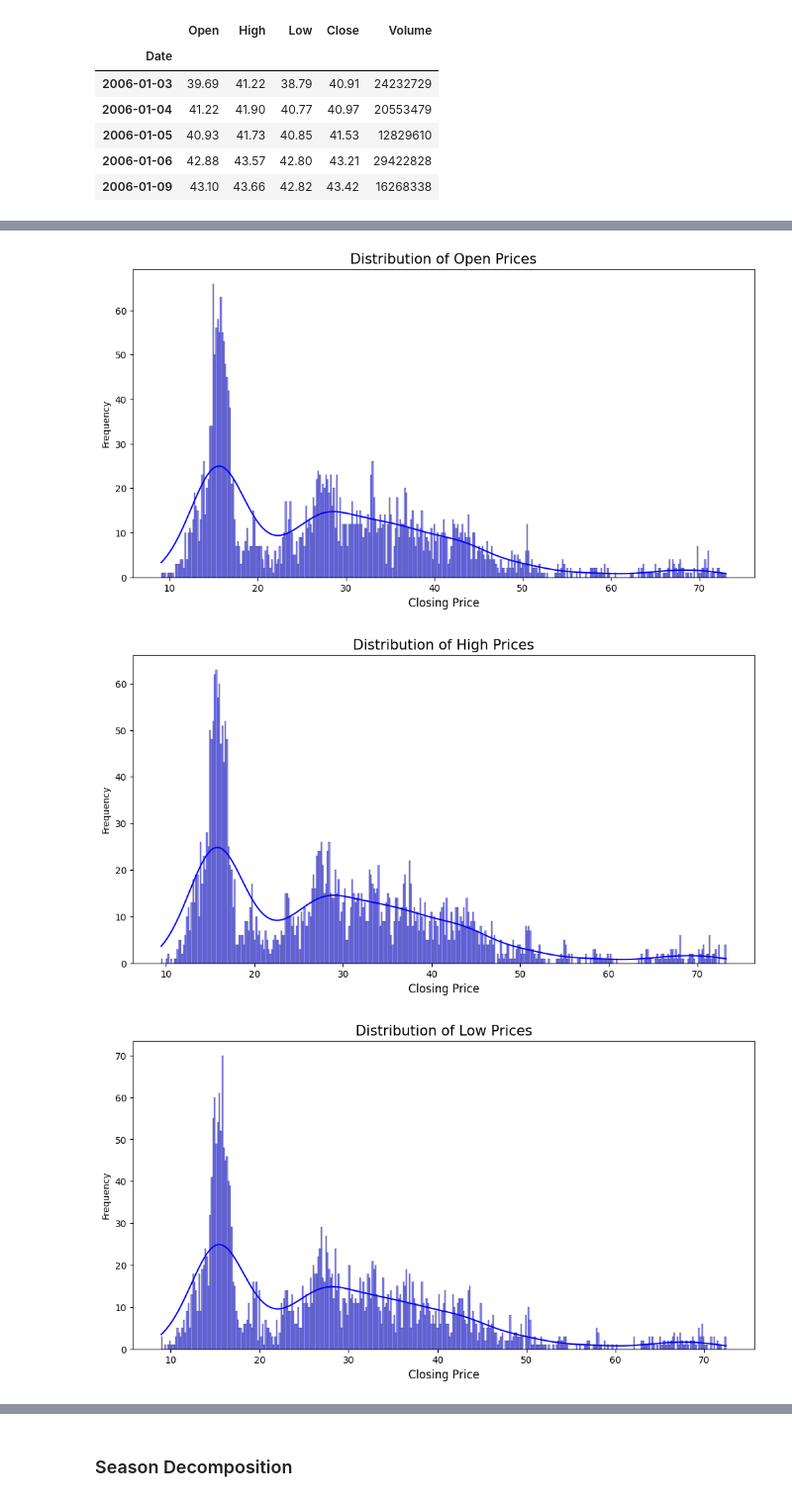
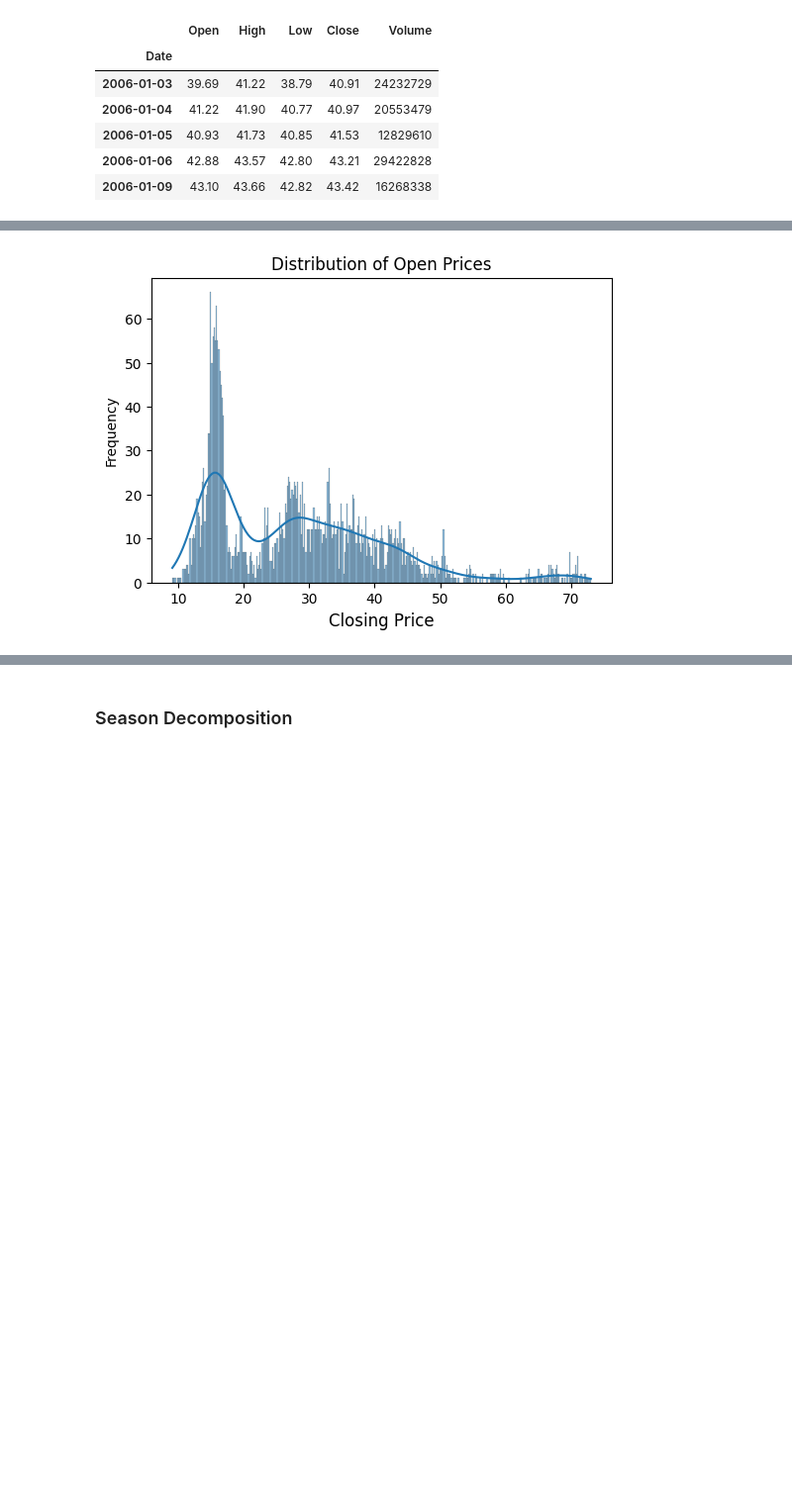
Before and after one commit to mohammadreza-mohammadi94/DataAnalysis-And-MachineLearning, a Jupyter notebook: Stocks/AABA.ipynb, the cells around one changed output, grey strips where cells are left out. Shown at 99% size. Cells and saved outputs as stored; diff of their text form; code cells hidden in the pictures; blank space fills up the shorter version.

Commit message:
update plots

```diff
--- a/Stocks/AABA.ipynb
+++ b/Stocks/AABA.ipynb
@@ -105,16 +313,13 @@ plt.show()
 # %%
 # Check distribution
 def dist(df, col):
-    plt.figure(figsize=(12, 6))
-    sns.histplot(df[col], bins=365, color='blue', kde=True, edgecolor='black')
-    plt.title(f"Distribution of {col} Prices", fontsize=15)
+    plt.figure(figsize=(6, 4))
+    sns.histplot(df[col], bins=365, palette='Set3', kde=True, edgecolor='black')
+    plt.title(f"Distribution of {col} Prices", fontsize=12)
     plt.xlabel("Closing Price", fontsize=12)
     plt.ylabel("Frequency")
     plt.show()
 # %%
-for col in ['Open', 'High', 'Low', 'Close']:
-    dist(df, col)
+dist(df, 'Open')
 # %% [output]
-[figure, old version]
+[figure, new version]
-[figure, removed]
-[figure, removed]
```
Also changed, not shown: parts of 83 cells of this notebook.
